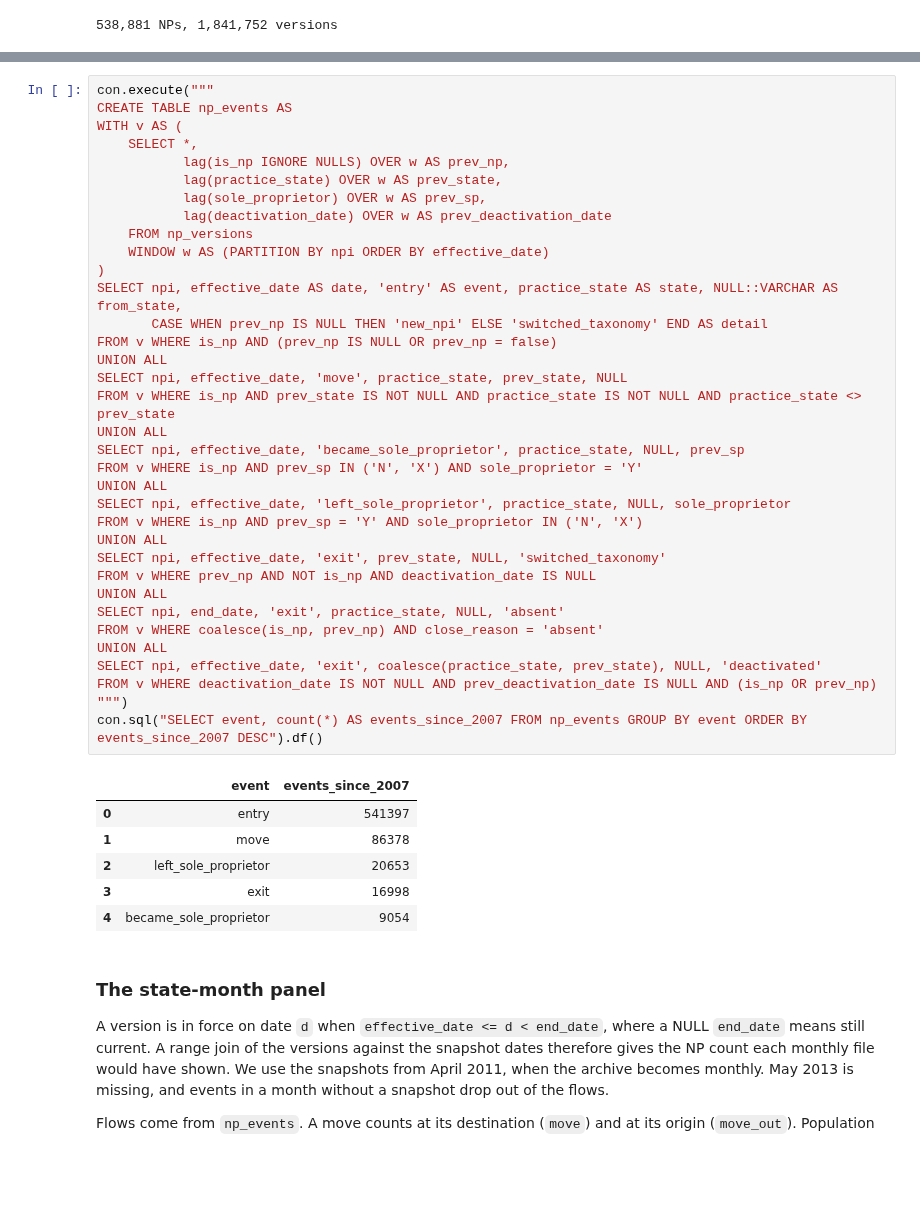
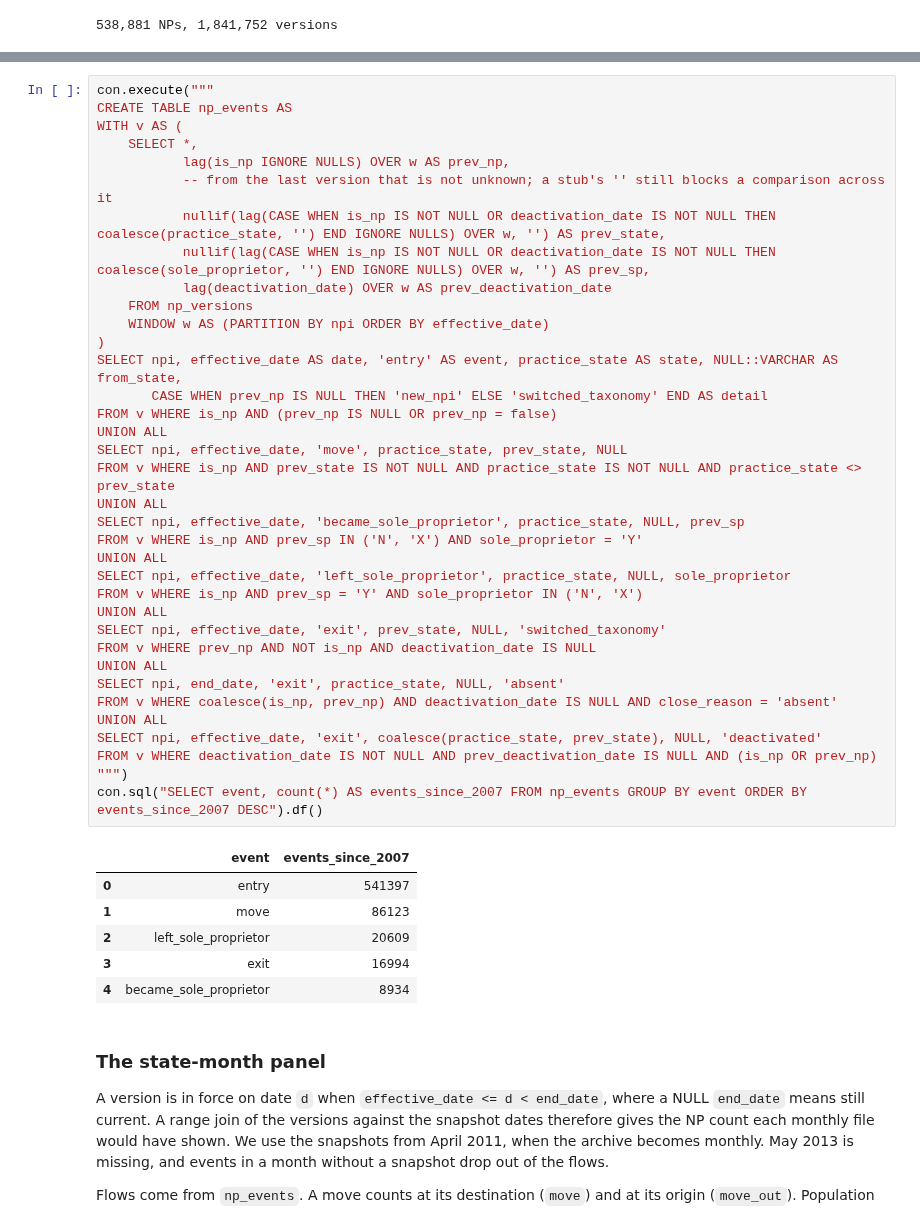
Before and after one commit to nathansutton/healthcare-ledger, a Jupyter notebook: research/np-full-practice-authority/np_full_practice_authority.ipynb, the cells around one changed output, grey strips where cells are left out. Drawn from its saved outputs; the diff is of its cells as text; blank space fills up the shorter version.

```diff
--- a/research/np-full-practice-authority/np_full_practice_authority.ipynb
+++ b/research/np-full-practice-authority/np_full_practice_authority.ipynb
@@ -136,42 +136,43 @@ CREATE TABLE np_events AS
 WITH v AS (
     SELECT *,
            lag(is_np IGNORE NULLS) OVER w AS prev_np,
-           lag(practice_state) OVER w AS prev_state,
-           lag(sole_proprietor) OVER w AS prev_sp,
+           -- from the last version that is not unknown; a stub's '' still blocks a comparison across it
+           nullif(lag(CASE WHEN is_np IS NOT NULL OR deactivation_date IS NOT NULL THEN coalesce(practice_state, '') END IGNORE NULLS) OVER w, '') AS prev_state,
+           nullif(lag(CASE WHEN is_np IS NOT NULL OR deactivation_date IS NOT NULL THEN coalesce(sole_proprietor, '') END IGNORE NULLS) OVER w, '') AS prev_sp,
            lag(deactivation_date) OVER w AS prev_deactivation_date
     FROM np_versions
     WINDOW w AS (PARTITION BY npi ORDER BY effective_date)
 )
 SELECT npi, effective_date AS date, 'entry' AS event, practice_state AS state, NULL::VARCHAR AS from_state,
        CASE WHEN prev_np IS NULL THEN 'new_npi' ELSE 'switched_taxonomy' END AS detail
 FROM v WHERE is_np AND (prev_np IS NULL OR prev_np = false)
 UNION ALL
 SELECT npi, effective_date, 'move', practice_state, prev_state, NULL
 FROM v WHERE is_np AND prev_state IS NOT NULL AND practice_state IS NOT NULL AND practice_state <> prev_state
 UNION ALL
 SELECT npi, effective_date, 'became_sole_proprietor', practice_state, NULL, prev_sp
 FROM v WHERE is_np AND prev_sp IN ('N', 'X') AND sole_proprietor = 'Y'
 UNION ALL
 SELECT npi, effective_date, 'left_sole_proprietor', practice_state, NULL, sole_proprietor
 FROM v WHERE is_np AND prev_sp = 'Y' AND sole_proprietor IN ('N', 'X')
 UNION ALL
 SELECT npi, effective_date, 'exit', prev_state, NULL, 'switched_taxonomy'
 FROM v WHERE prev_np AND NOT is_np AND deactivation_date IS NULL
 UNION ALL
 SELECT npi, end_date, 'exit', practice_state, NULL, 'absent'
-FROM v WHERE coalesce(is_np, prev_np) AND close_reason = 'absent'
+FROM v WHERE coalesce(is_np, prev_np) AND deactivation_date IS NULL AND close_reason = 'absent'
 UNION ALL
 SELECT npi, effective_date, 'exit', coalesce(practice_state, prev_state), NULL, 'deactivated'
 FROM v WHERE deactivation_date IS NOT NULL AND prev_deactivation_date IS NULL AND (is_np OR prev_np)
 """)
 con.sql("SELECT event, count(*) AS events_since_2007 FROM np_events GROUP BY event ORDER BY events_since_2007 DESC").df()
 # %% [output]
 |  | event | events_since_2007 |
 | 0 | entry | 541397 |
-| 1 | move | 86378 |
-| 2 | left_sole_proprietor | 20653 |
-| 3 | exit | 16998 |
-| 4 | became_sole_proprietor | 9054 |
+| 1 | move | 86123 |
+| 2 | left_sole_proprietor | 20609 |
+| 3 | exit | 16994 |
+| 4 | became_sole_proprietor | 8934 |
 # %% [markdown]
 ### The state-month panel
 
```
Also changed, not shown: parts of 4 cells of this notebook, 2 other files.
